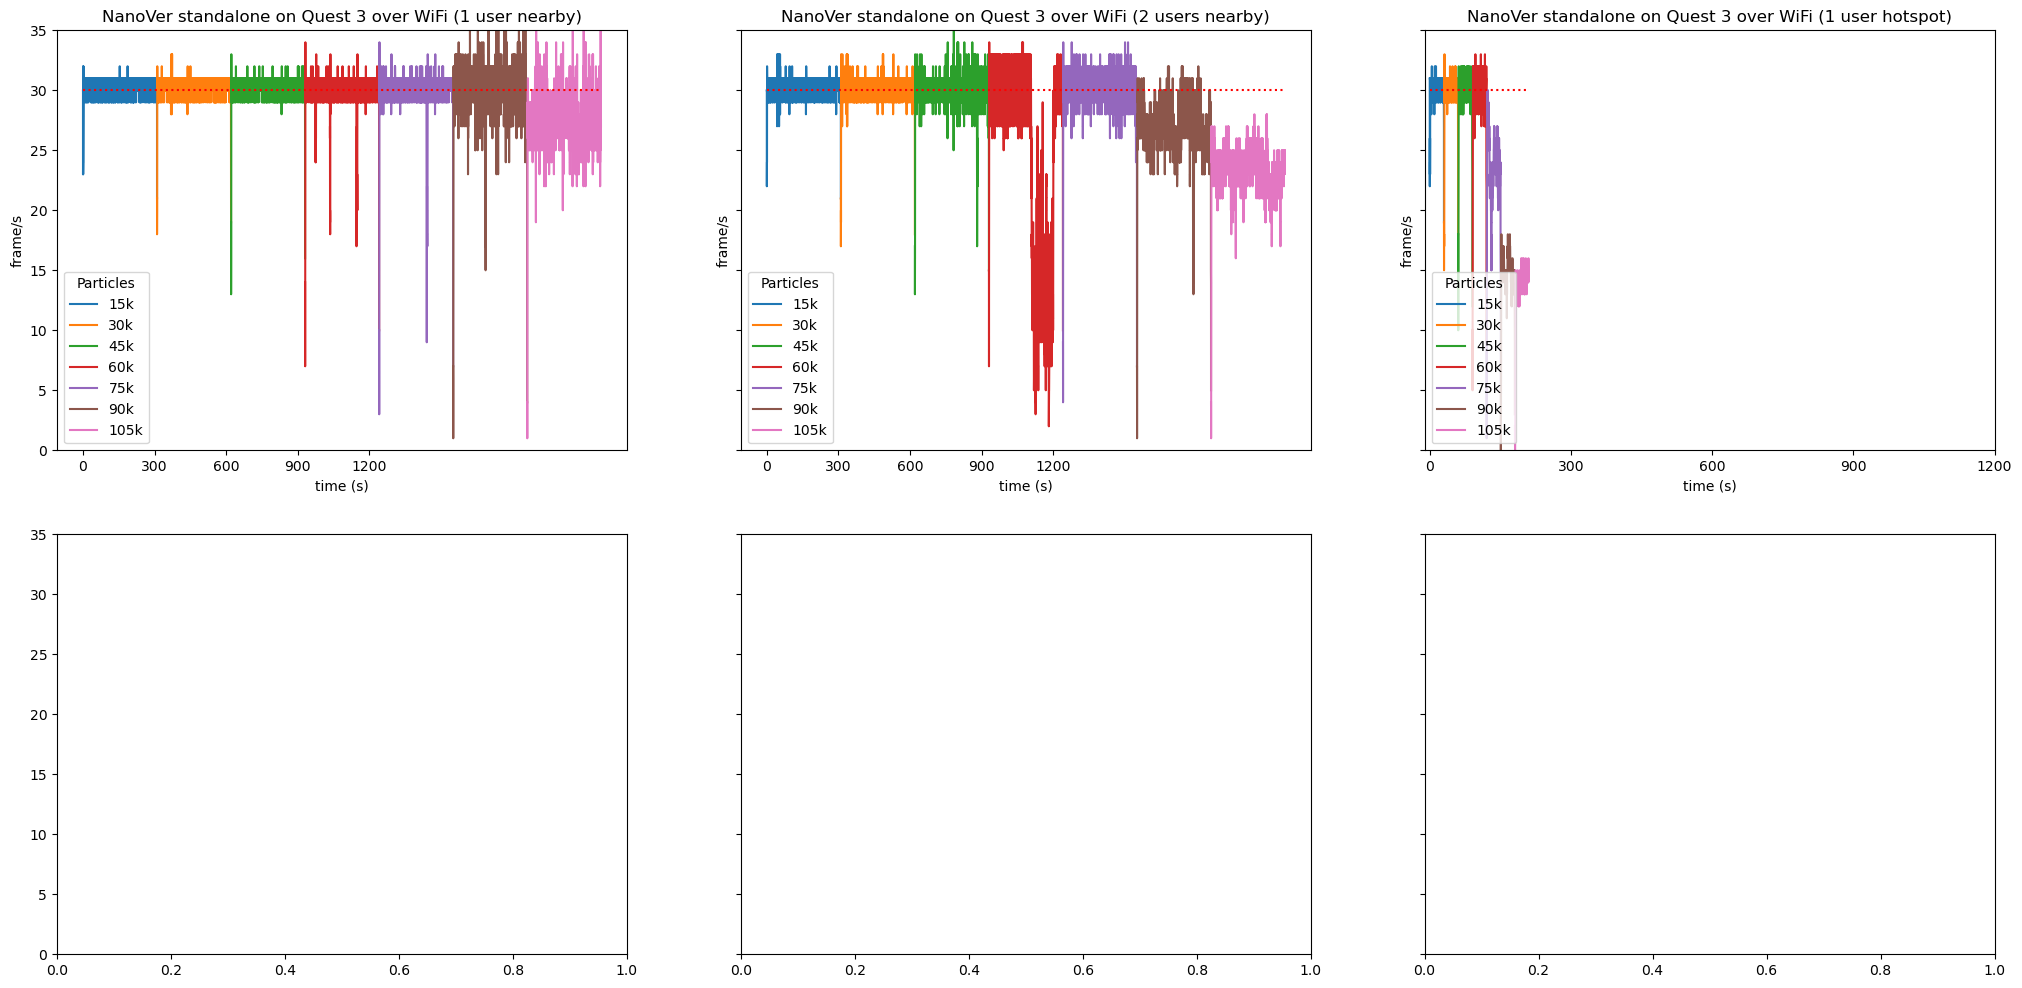
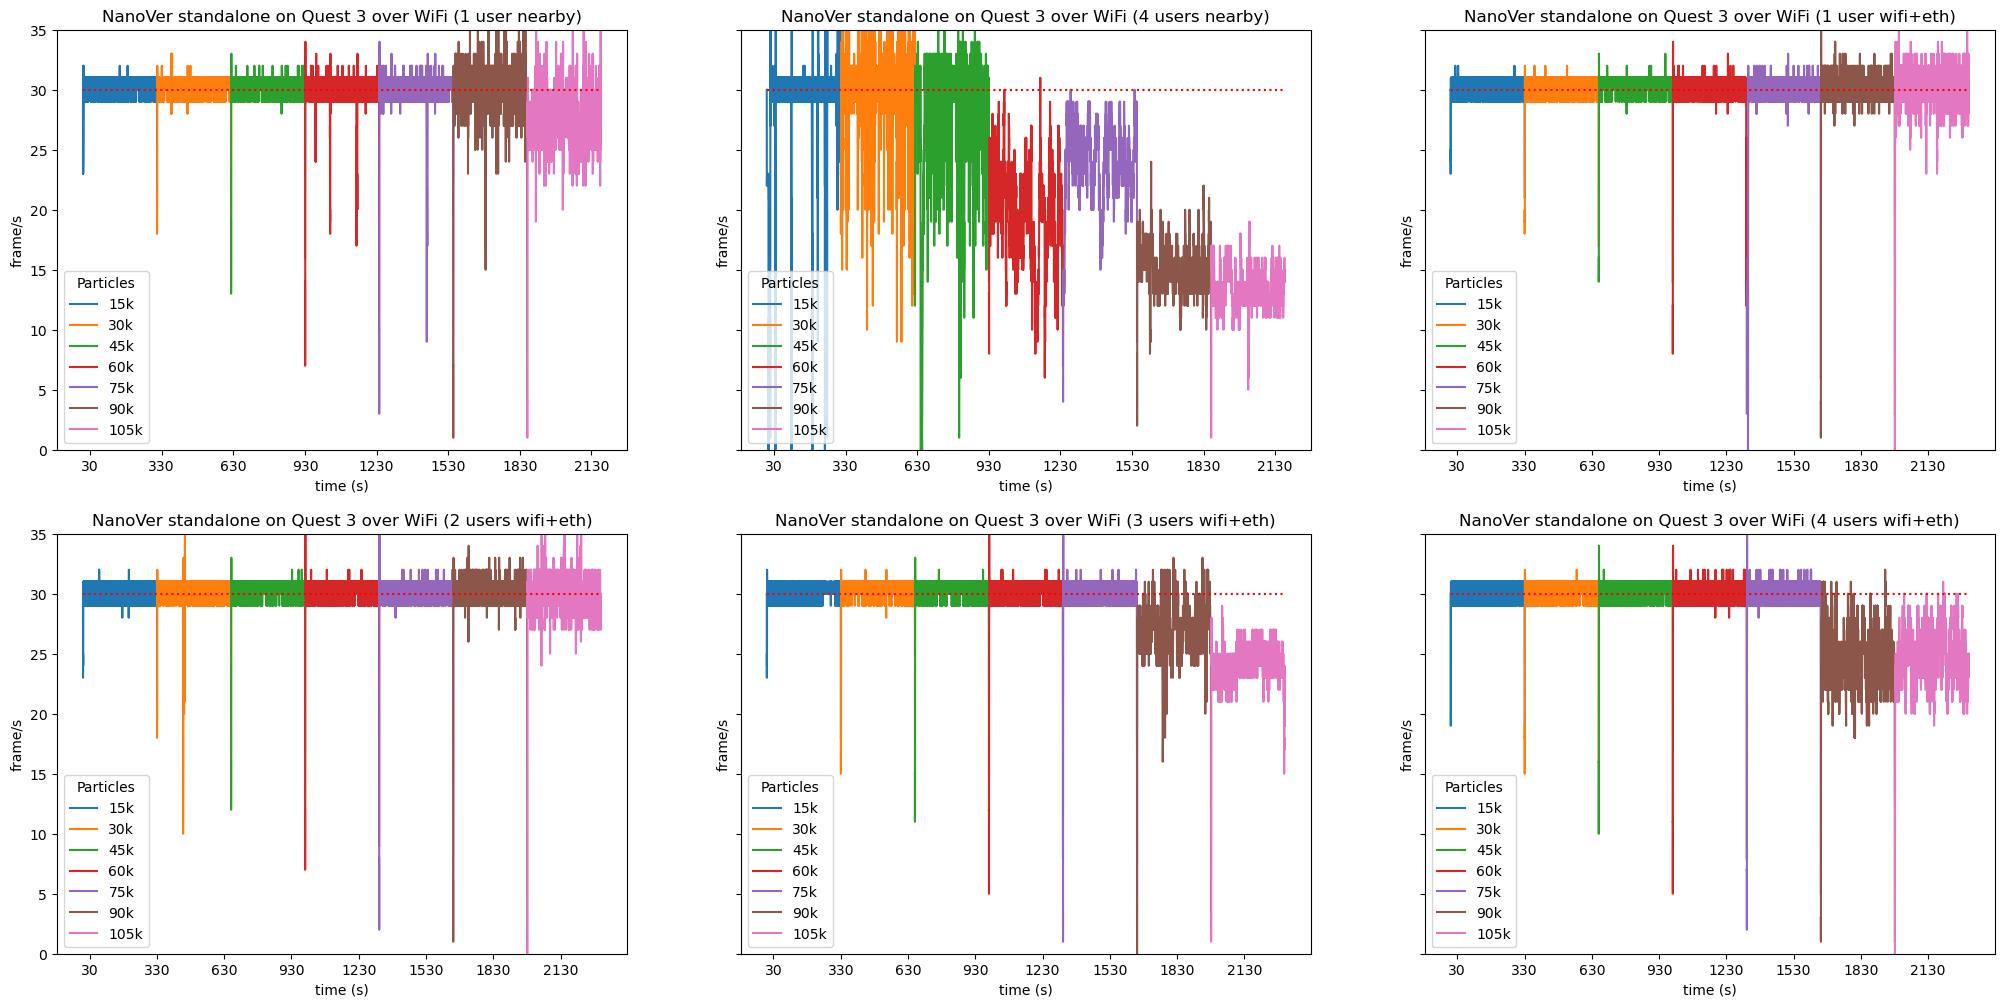
The change to this notebook cell's code, shown as a diff; its figure went from the first image to the second:
--- before
+++ after
@@ -6,5 +6,5 @@
 f.set_figheight(12)
 
-for i, (DATASET, LABEL) in enumerate(DATASETS_LIGHT + DATASETS_REDO):
+for i, (DATASET, LABEL) in enumerate(DATASETS_LIGHT):
     COUNTS = sorted(set(line["particles"] for line in DATASET))
 
@@ -24,5 +24,5 @@
     ax.title.set_text(f"NanoVer standalone on Quest 3 over WiFi ({LABEL})")
     ax.hlines(30, 0, max(DATA_X), color="red", linestyles="dotted")
-    ax.set_xticks([x*300 for x in range(len(DATASETS_LIGHT+DATASETS_REDO)+2)])
+    ax.set_xticks([x*300+30 for x in range(len(DATASETS_LIGHT)+2)])
     ax.legend(title="Particles", loc="lower left")
 

Commit: update notebooks